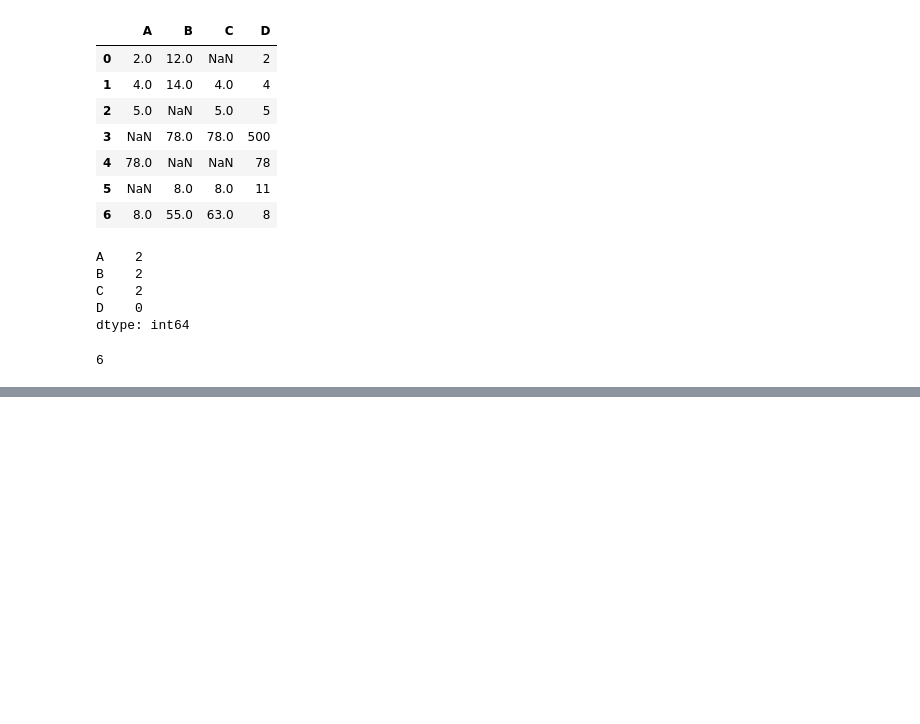
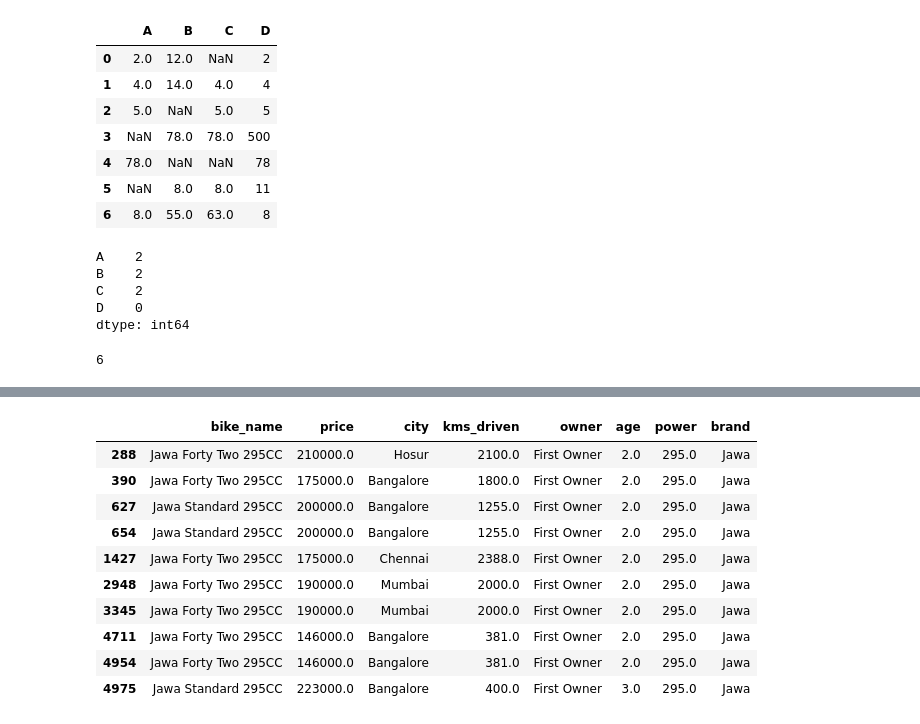
Before and after one commit to upflairs-pvt-ltd/18_june_DS, a Jupyter notebook: Pandas.ipynb, the cells around one changed output, grey strips where cells are left out. Drawn from its saved outputs; the diff is of its cells as text; code cells hidden in the pictures; blank space fills up the shorter version.

```diff
--- a/Pandas.ipynb
+++ b/Pandas.ipynb
@@ -358,0 +419,3 @@ sample.isnull().sum().sum()
+# %%
+df = pd.read_csv('Used_Bikes.csv')
+df.head()
@@ -358,0 +487,3 @@ sample.isnull().sum().sum()
+# %%
+grouped = df.groupby('brand')
+grouped
@@ -358,0 +512,14 @@ sample.isnull().sum().sum()
+# %%
+grouped.get_group('Jawa')
+# %% [output]
+|  | bike_name | price | city | kms_driven | owner | age | power | brand |
+| 288 | Jawa Forty Two 295CC | 210000.0 | Hosur | 2100.0 | First Owner | 2.0 | 295.0 | Jawa |
+| 390 | Jawa Forty Two 295CC | 175000.0 | Bangalore | 1800.0 | First Owner | 2.0 | 295.0 | Jawa |
+| 627 | Jawa Standard 295CC | 200000.0 | Bangalore | 1255.0 | First Owner | 2.0 | 295.0 | Jawa |
+| 654 | Jawa Standard 295CC | 200000.0 | Bangalore | 1255.0 | First Owner | 2.0 | 295.0 | Jawa |
+| 1427 | Jawa Forty Two 295CC | 175000.0 | Chennai | 2388.0 | First Owner | 2.0 | 295.0 | Jawa |
+| 2948 | Jawa Forty Two 295CC | 190000.0 | Mumbai | 2000.0 | First Owner | 2.0 | 295.0 | Jawa |
+| 3345 | Jawa Forty Two 295CC | 190000.0 | Mumbai | 2000.0 | First Owner | 2.0 | 295.0 | Jawa |
+| 4711 | Jawa Forty Two 295CC | 146000.0 | Bangalore | 381.0 | First Owner | 2.0 | 295.0 | Jawa |
+| 4954 | Jawa Forty Two 295CC | 146000.0 | Bangalore | 381.0 | First Owner | 2.0 | 295.0 | Jawa |
+| 4975 | Jawa Standard 295CC | 223000.0 | Bangalore | 400.0 | First Owner | 3.0 | 295.0 | Jawa |
```
Also changed, not shown: parts of 27 cells of this notebook, 1 other file.
